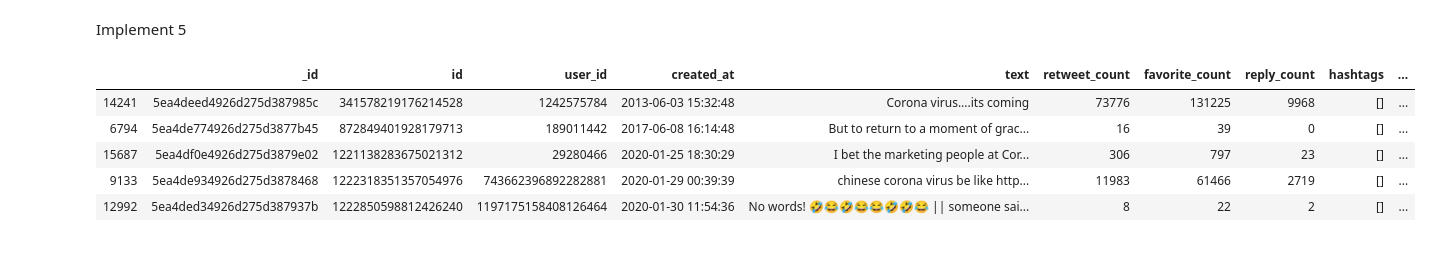
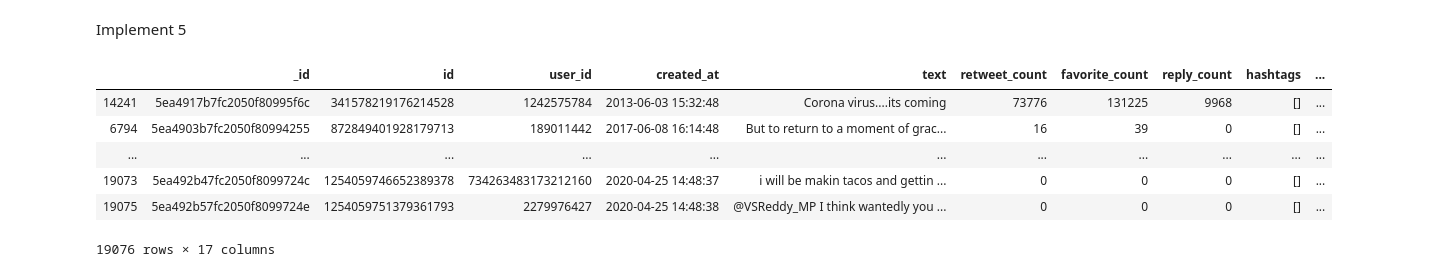
Before and after one commit to Hui-Dora-Wang/Search-Application-on-Twitter, a Jupyter notebook: search_app.ipynb, the cells around one changed output. Drawn from its saved outputs; the diff is of its cells as text; code cells hidden in the pictures.

```diff
--- a/search_app.ipynb
+++ b/search_app.ipynb
@@ -9,6 +9,8 @@ from pprint import pprint
 import pandas as pd
 import json
 import time
+pd.set_option('display.max_colwidth', -1)
+pd.set_option('display.max_rows', 5)
 # %%
 #function to cheack whether
 def check_var(data, x):
@@ -477,12 +496,14 @@ Implement 5
 # We got the tweet data and corresponding user data in one time slot, but we save the data based on the original tweet
 # try to search the earliest created original tweet that is still getting retweeted in the time slot.
 # %%
+%%time
 full_table['created_at'] = pd.to_datetime(full_table['created_at'])
-full_table.sort_values(by = ['created_at'], ascending = (True)).head(5)
+full_table.sort_values(by = ['created_at'], ascending = (True))
 # %% [output]
 |  | _id | id | user_id | created_at | text | retweet_count | favorite_count | reply_count | hashtags | ... |
-| 14241 | 5ea4deed4926d275d387985c | 341578219176214528 | 1242575784 | 2013-06-03 15:32:48 | Corona virus....its coming | 73776 | 131225 | 9968 | [] | ... |
-| 6794 | 5ea4de774926d275d3877b45 | 872849401928179713 | 189011442 | 2017-06-08 16:14:48 | But to return to a moment of grac... | 16 | 39 | 0 | [] | ... |
-| 15687 | 5ea4df0e4926d275d3879e02 | 1221138283675021312 | 29280466 | 2020-01-25 18:30:29 | I bet the marketing people at Cor... | 306 | 797 | 23 | [] | ... |
-| 9133 | 5ea4de934926d275d3878468 | 1222318351357054976 | 743662396892282881 | 2020-01-29 00:39:39 | chinese corona virus be like http... | 11983 | 61466 | 2719 | [] | ... |
-| 12992 | 5ea4ded34926d275d387937b | 1222850598812426240 | 1197175158408126464 | 2020-01-30 11:54:36 | No words! 🤣😂🤣😂😂🤣🤣😂 || someone sai... | 8 | 22 | 2 | [] | ... |
+| 14241 | 5ea4917b7fc2050f80995f6c | 341578219176214528 | 1242575784 | 2013-06-03 15:32:48 | Corona virus....its coming | 73776 | 131225 | 9968 | [] | ... |
+| 6794 | 5ea4903b7fc2050f80994255 | 872849401928179713 | 189011442 | 2017-06-08 16:14:48 | But to return to a moment of grac... | 16 | 39 | 0 | [] | ... |
+| ... | ... | ... | ... | ... | ... | ... | ... | ... | ... | ... |
+| 19073 | 5ea492b47fc2050f8099724c | 1254059746652389378 | 734263483173212160 | 2020-04-25 14:48:37 | i will be makin tacos and gettin ... | 0 | 0 | 0 | [] | ... |
+| 19075 | 5ea492b57fc2050f8099724e | 1254059751379361793 | 2279976427 | 2020-04-25 14:48:38 | @VSReddy_MP I think wantedly you ... | 0 | 0 | 0 | [] | ... |
+19076 rows × 17 columns
```
Also changed, not shown: parts of 14 cells of this notebook.
